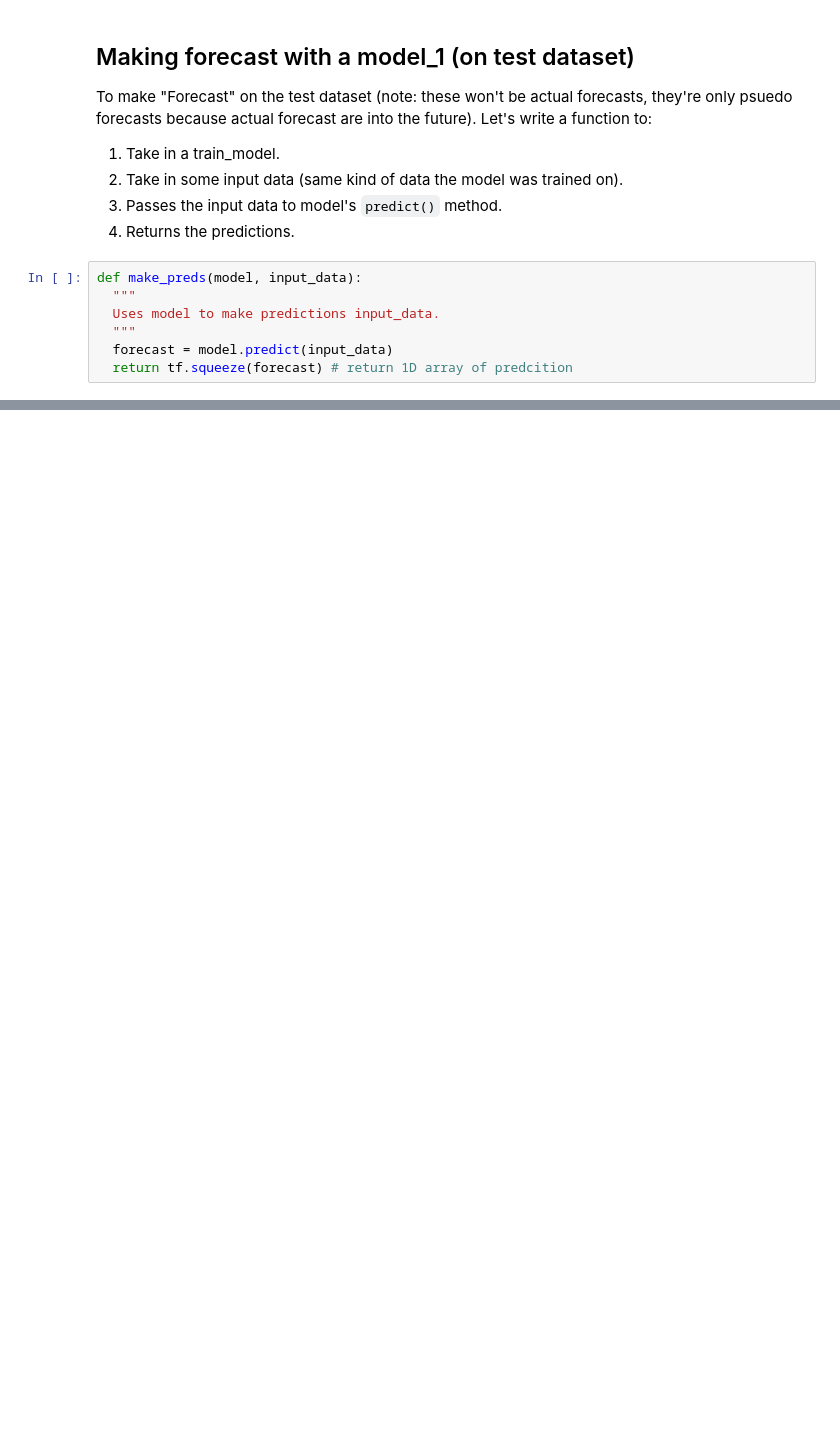
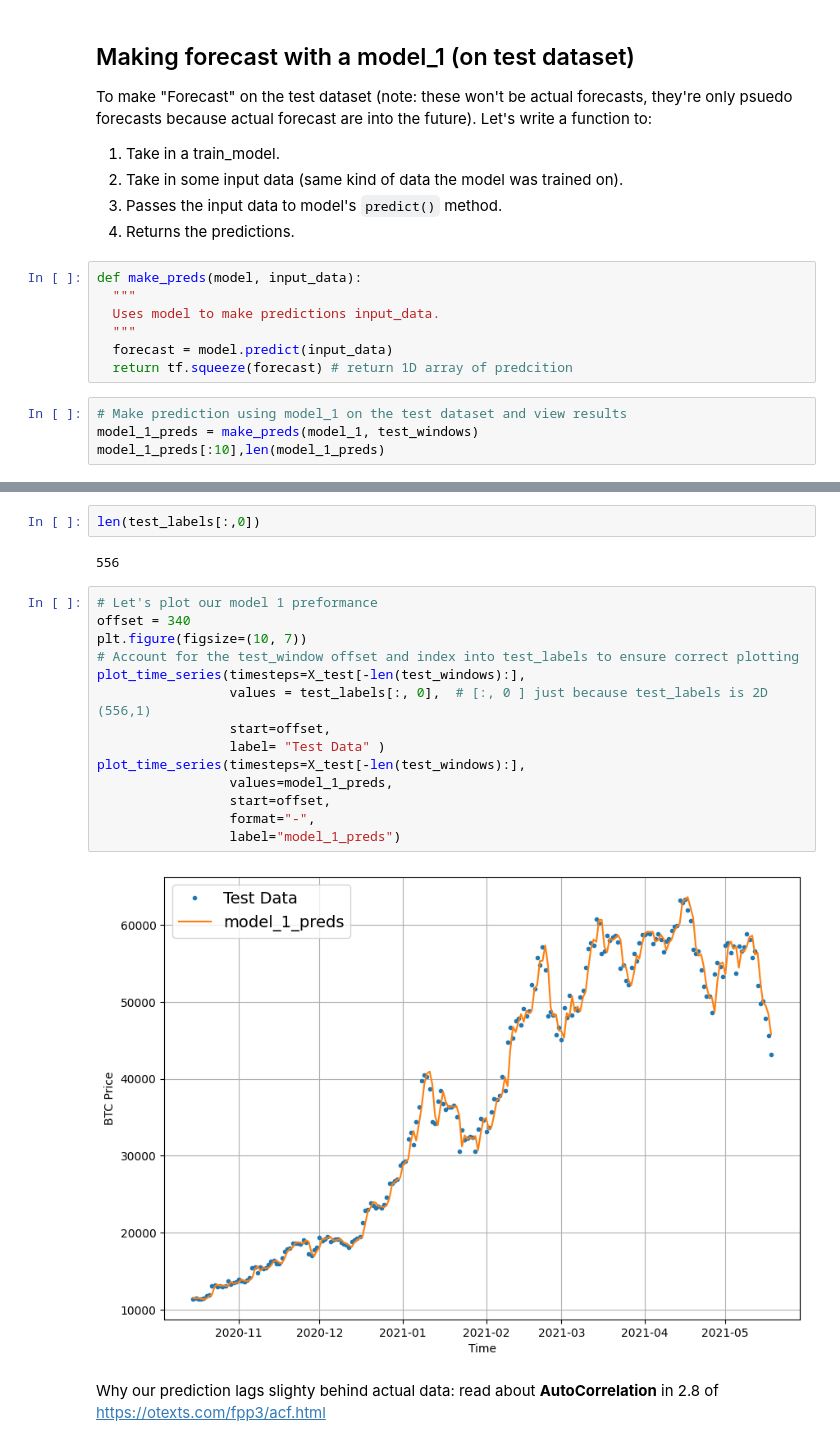
Before and after one commit to Rajeeb321123/Deep-learning-tensorFlow-Journey, a Jupyter notebook: 10_time_series_forecasting_with_tensorflow_video.ipynb, the cells around one changed output, grey strips where cells are left out. Drawn from its saved outputs; the diff is of its cells as text; blank space fills up the shorter version.

```diff
--- a/10_time_series_forecasting_with_tensorflow_video.ipynb
+++ b/10_time_series_forecasting_with_tensorflow_video.ipynb
@@ -820,3 +824,7 @@ def make_preds(model, input_data):
   """
   forecast = model.predict(input_data)
   return tf.squeeze(forecast) # return 1D array of predcition
+# %%
+# Make prediction using model_1 on the test dataset and view results
+model_1_preds = make_preds(model_1, test_windows)
+model_1_preds[:10],len(model_1_preds)
@@ -822,0 +870,22 @@ def make_preds(model, input_data):
+# %%
+len(test_labels[:,0])
+# %% [output]
+556
+# %%
+# Let's plot our model 1 preformance
+offset = 340
+plt.figure(figsize=(10, 7))
+# Account for the test_window offset and index into test_labels to ensure correct plotting
+plot_time_series(timesteps=X_test[-len(test_windows):],
+                 values = test_labels[:, 0],  # [:, 0 ] just because test_labels is 2D (556,1)
+                 start=offset,
+                 label= "Test Data" )
+plot_time_series(timesteps=X_test[-len(test_windows):],
+                 values=model_1_preds,
+                 start=offset,
+                 format="-",
+                 label="model_1_preds")
+# %% [output]
+[figure, added]
+# %% [markdown]
+Why our prediction lags slighty behind actual data: read about **AutoCorrelation** in 2.8 of https://otexts.com/fpp3/acf.html
```
Also changed, not shown: parts of 27 cells of this notebook.
